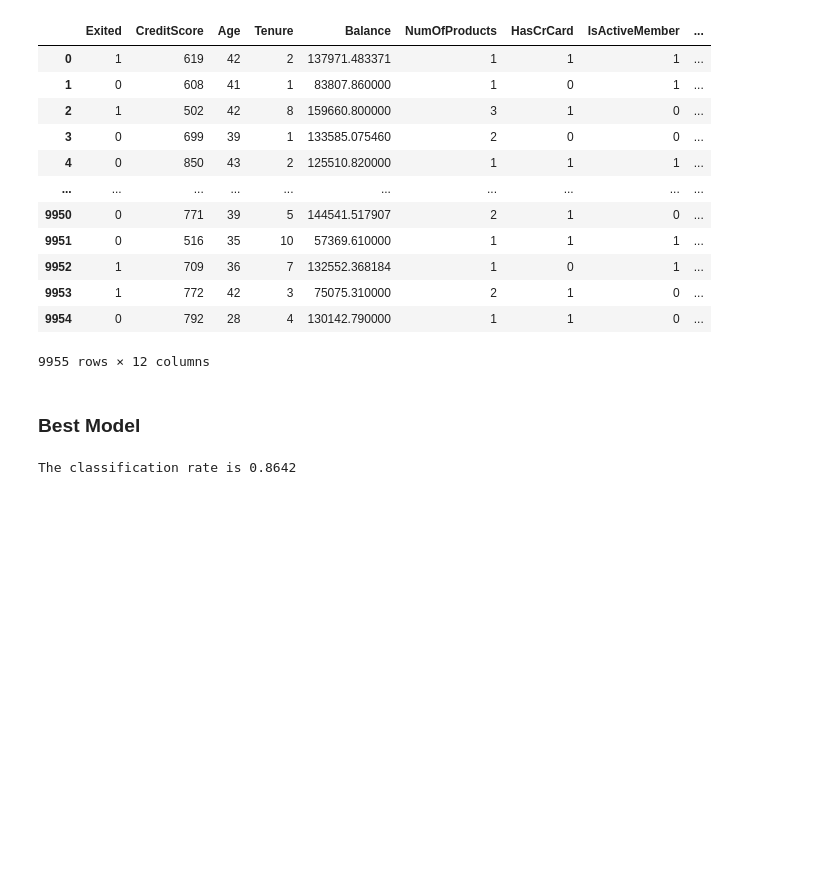
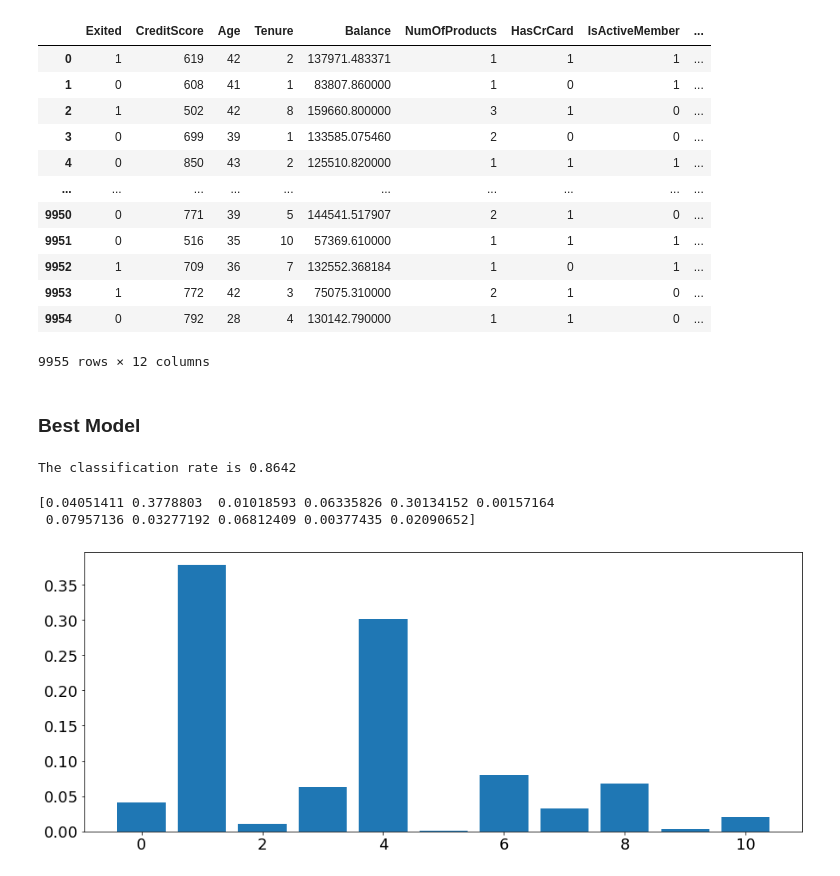
Before and after one commit to Yoyoyamato/churn_modeling, a Jupyter notebook: Final_Model.ipynb, the cells around one changed output. Drawn from its saved outputs; the diff is of its cells as text; code cells hidden in the pictures; blank space fills up the shorter version.

Commit message:
Feature Importance visual

```diff
--- a/Final_Model.ipynb
+++ b/Final_Model.ipynb
@@ -77,3 +77,13 @@ y_pred = xgb.predict(test)
 print(f'The classification rate is {round(accuracy_score(y_test, y_pred),4)}')
 # %% [output]
 The classification rate is 0.8642
+# %%
+# feature importance
+print(xgb.feature_importances_)
+# plot
+plt.bar(range(len(xgb.feature_importances_)), xgb.feature_importances_)
+plt.show()
+# %% [output]
+[0.04051411 0.3778803  0.01018593 0.06335826 0.30134152 0.00157164
+ 0.07957136 0.03277192 0.06812409 0.00377435 0.02090652]
+[figure, added]
```
Also changed, not shown: parts of 2 cells of this notebook.
